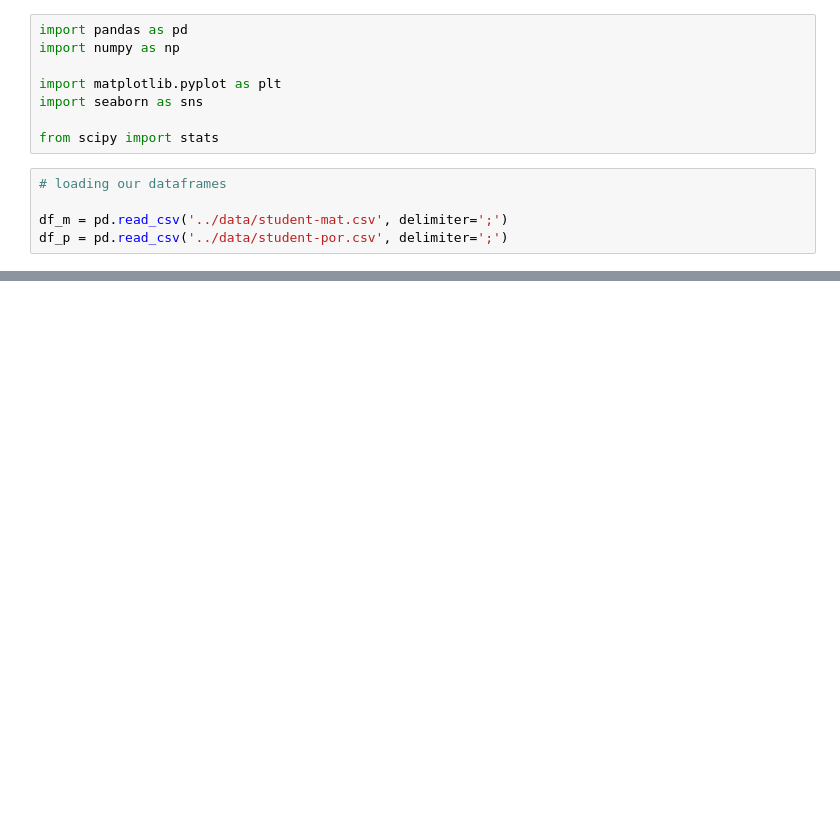
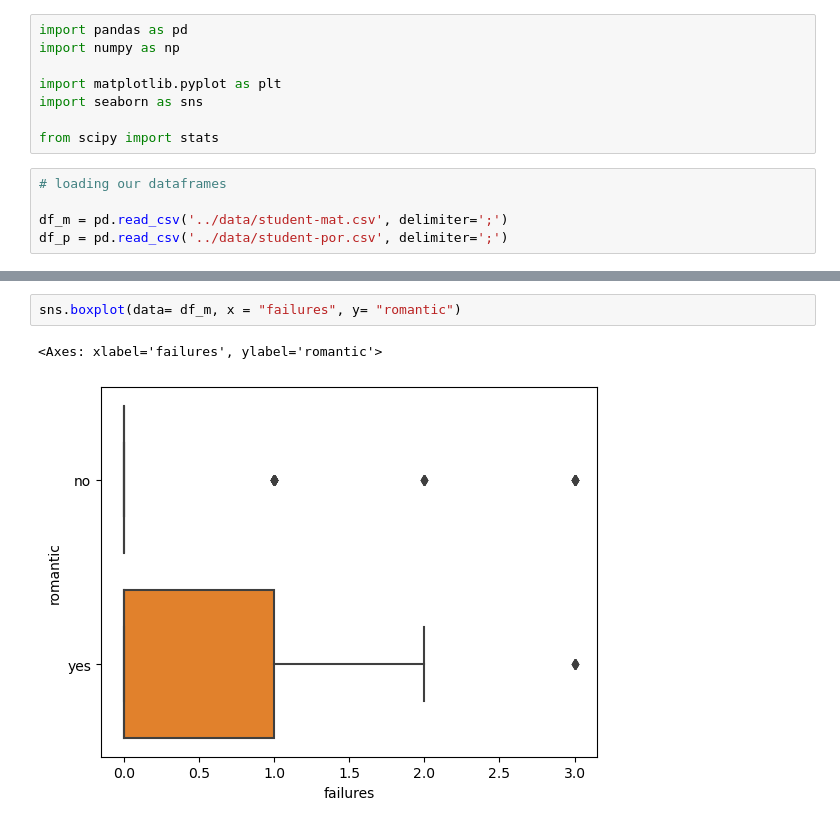
Before and after one commit to cshields164/end-of-phase1-project, a Jupyter notebook: code/01explore.ipynb, the cells around one changed output, grey strips where cells are left out. Cells and saved outputs as stored; diff of their text form; blank space fills up the shorter version.

```diff
--- a/code/01explore.ipynb
+++ b/code/01explore.ipynb
@@ -25,0 +152,5 @@ df_m.describe()
+# %%
+sns.boxplot(data= df_m, x = "failures", y= "romantic")
+# %% [output]
+<Axes: xlabel='failures', ylabel='romantic'>
+[figure, added]
```
Also changed, not shown: parts of 19 cells of this notebook, 1 other file.
